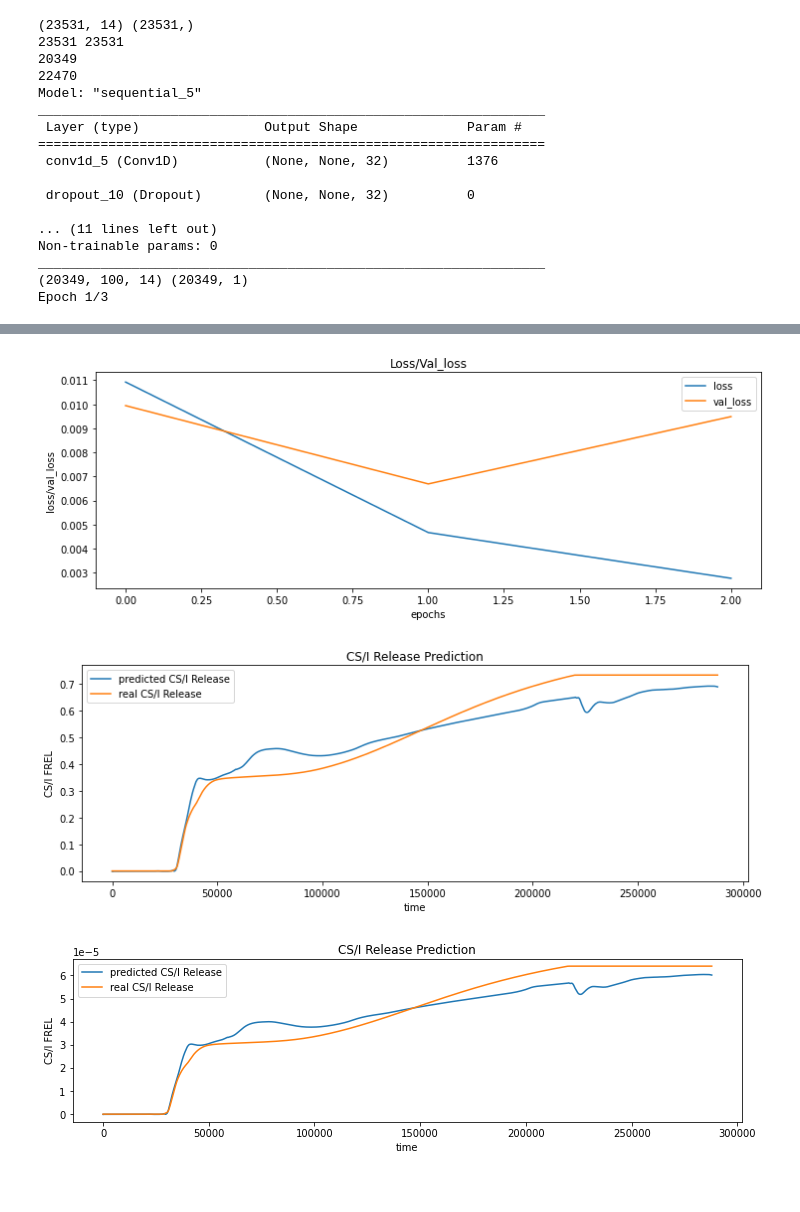
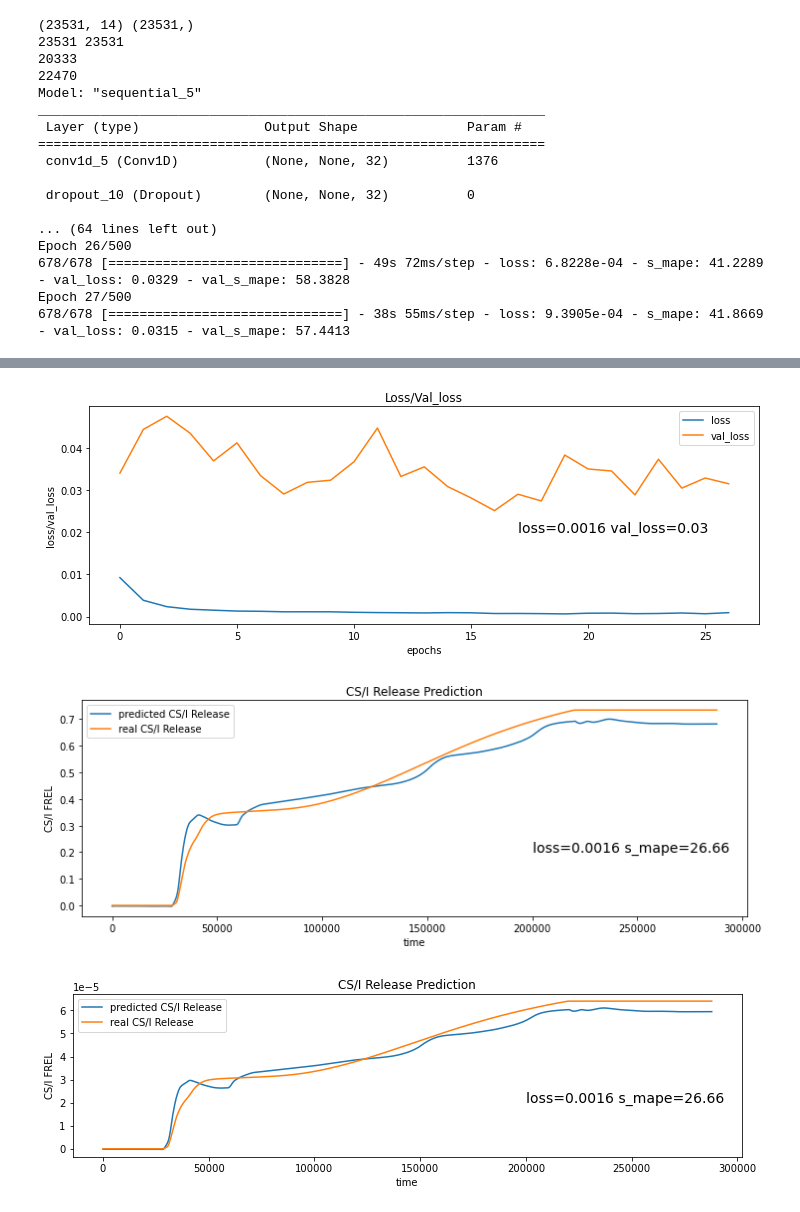
Before and after one commit to radanim/TIL, a Jupyter notebook: CNN_Model.ipynb, the cells around one changed output, grey strips where cells are left out. Saved outputs shown, nothing was run; the diff lists cells and outputs as text; code cells hidden in the pictures.

```diff
--- a/CNN_Model.ipynb
+++ b/CNN_Model.ipynb
@@ -11,20 +11,16 @@ import os
 import glob
 # %%
 # 경로 설정
-output=glob.glob('/content/drive/MyDrive/dataset/*')
-valid =glob.glob('/content/drive/MyDrive/valid/*')
-test=glob.glob('/content/drive/MyDrive/test/*')
-
+output=glob.glob('C:/Users/user/Downloads/LSTM 모델링/original data/train 01/*')
 
 # 데이터 프레임 통합하기
-df_train = pd.read_csv(output[0])
-df_valid = pd.read_csv(valid[0])
-df_test = pd.read_csv(test[0])
-for i in range (1,20):
-    df_temp=pd.read_csv(output[i])
-    type(df_temp)
-    df_train = pd.concat([df_train, df_temp], ignore_index=True, axis=0)
-df_total = pd.concat([df_train, df_valid, df_test], ignore_index=True, axis=0)
+df_total = pd.read_csv(output[0])
+for i in range (1,22):
+    df=pd.read_csv(output[i])
+    type(df)
+    df_total = pd.concat([df_total, df], ignore_index=True, axis=0)
+
+df_total.shape
 
 # 학습데이터 x,y 분리
 dfx = df_total.drop(columns="FREL(2)")
@@ -32,6 +28,7 @@ dfy = df_total["FREL(2)"]
 print(dfx.shape, dfy.shape) # (1076, 14), (1076, )
 
 # MinMaxScaler
+from gc import callbacks
 from sklearn.preprocessing import MinMaxScaler
 # 복원을 위해 x, y 따로 스케일링하기
 # 스케일링 후 list 형태로 변환하기
@@ -81,8 +78,8 @@ def s_mape(y_true, y_pred):
   loss = 100* tf.reduce_mean(ja/mo)
   return loss
 
+# 모델 생성 (validation 데이터 범위 지정해서 돌리기)
 
-# 모델 생성 (validation 데이터 범위 지정해서 돌리기)
 data_size = dfx.shape[1]
 
 model = Sequential()
@@ -97,16 +94,22 @@ model.summary()
 model.compile(optimizer = 'adam',
               loss = 'mse',
               metrics = [s_mape]) # 회귀 (y^ - y)^2 // 분류 categorical entropy
+# model.save()
+
+print(X_train.shape, y_train.shape)
+
+# 모델 epoch별 가중치 저장 체크포인트
+cp_callback = [tf.keras.callbacks.ModelCheckpoint(checkpoint_path='C:/Users/user/Downloads/AI 인력양성교육',save_weights_only=True,verbose=1),
+tf.keras.callbacks.EarlyStopping(monitor='val_loss', patience=10)]
 
 
-print(X_train.shape, y_train.shape)
 #early stopping patience loss값이 연속적으로 patience 횟수만큼 커질때 스탑
-history = model.fit(X_train, y_train, validation_data= (X_valid, y_valid), epochs = 3, batch_size=30, verbose=1, callbacks=[tf.keras.callbacks.EarlyStopping(monitor='val_loss', patience=20)])
+history = model.fit(X_train, y_train, validation_data= (X_valid, y_valid), epochs = 500, batch_size=30, verbose=1, callbacks=cp_callback)
 #verbose progress 바가 생기는게 1 아닌게 0 결과만 2
 # %% [output]
 (23531, 14) (23531,)
 23531 23531
-20349
+20333
 22470
 Model: "sequential_5"
 _________________________________________________________________
@@ -116,11 +119,13 @@ _________________________________________________________________
 
  dropout_10 (Dropout)        (None, None, 32)          0
 
-... (11 lines left out)
-Non-trainable params: 0
-_________________________________________________________________
-(20349, 100, 14) (20349, 1)
-Epoch 1/3
+... (64 lines left out)
+Epoch 26/500
+678/678 [==============================] - 49s 72ms/step - loss: 6.8228e-04 - s_mape: 41.2289 - val_loss: 0.0329 - val_s_mape: 58.3828
+Epoch 27/500
+678/678 [==============================] - 38s 55ms/step - loss: 9.3905e-04 - s_mape: 41.8669 - val_loss: 0.0315 - val_s_mape: 57.4413
+# %%
+val_loss_final = history.history['val_loss'][-1]
 # %%
 results=model.evaluate(X_test,y_test,batch_size=128)
 print(results)
@@ -140,8 +145,9 @@ plt.xlabel("epochs")
 plt.ylabel("loss/val_loss")
 plt.plot(history.history['loss'], label='loss')
 plt.plot(history.history['val_loss'], label='val_loss')
+plt.text(17, 0.02, 'loss={:.4f} val_loss={:.2f}'.format(results[0], val_loss_final), fontsize=14)
 plt.legend()
-plt.savefig('./valid_loss_epoch500_4.png', dpi=500)
+plt.savefig('./valid_loss_epoch500_6.png', dpi=500)
 
 # rmse
 # np.sqrt(np.square(y_test - y_pred).mean())
@@ -153,8 +159,9 @@ plt.xlabel("time")
 plt.ylabel("CS/I FREL")
 plt.plot(time_index,y_pred.flatten(), label="predicted CS/I Release")
 plt.plot(time_index,y_test.flatten(), label="real CS/I Release")
+plt.text(200000, 0.200, 'loss={:.4f} s_mape={:.2f}'.format(results[0], results[1]), fontsize=14)
 plt.legend()
-plt.savefig('./scaling_result_epoch500_4.png', dpi=500)
+plt.savefig('./scaling_result_epoch500_6.png', dpi=500)
 
 y_predict_inverse = mms.inverse_transform(y_pred)
 y_predict_inverse[:5]
@@ -172,6 +179,7 @@ plt.xlabel("time")
 plt.ylabel("CS/I FREL")
 plt.plot(time_index,y_predict_inverse, label = "predicted CS/I Release")
 plt.plot(time_index,y_test_inverse, label="real CS/I Release")
+plt.text(200000, .0000200, 'loss={:.4f} s_mape={:.2f}'.format(results[0], results[1]), fontsize=14)
 plt.legend()
-plt.savefig('./inverse_result_epoch500_4.png', dpi=500)
+plt.savefig('./inverse_result_epoch500_6.png', dpi=500)
 # %% [output]
@@ -181,3 +189,3 @@ plt.savefig('./inverse_result_epoch500_4.png', dpi=500)
-[figure, old version]
+[figure, new version]
-[figure, old version]
+[figure, new version]
-[figure, old version]
+[figure, new version]
```
Also changed, not shown: parts of 1 cell of this notebook.
